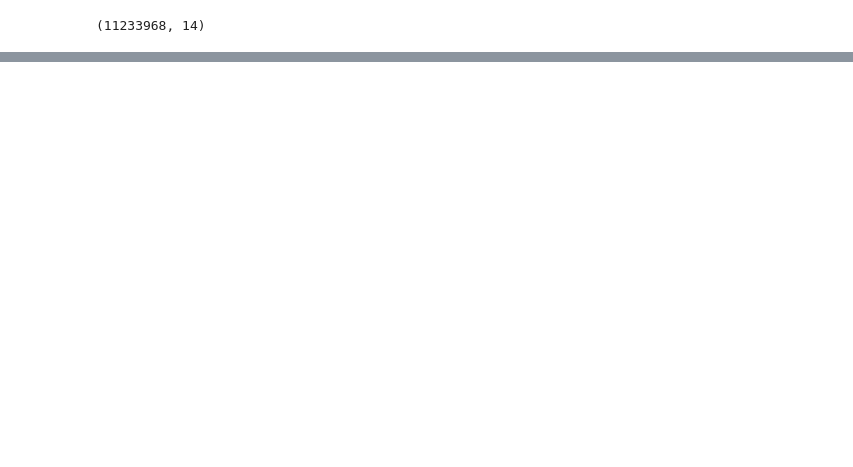
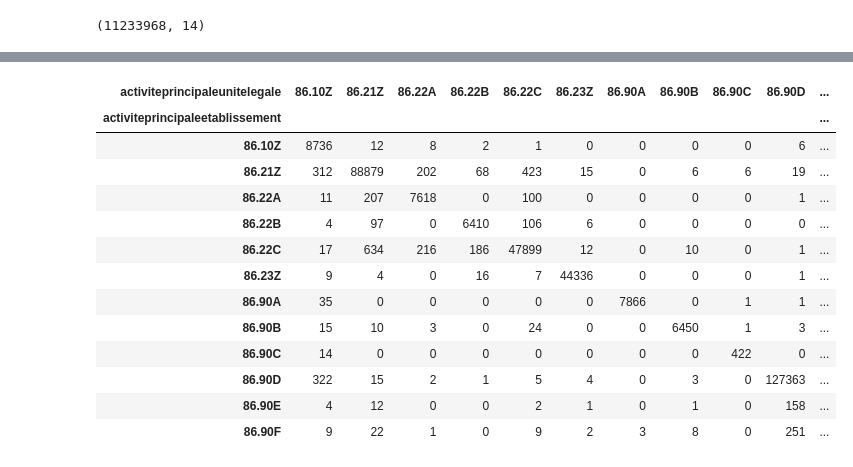
Before and after one commit to faustinevallet/deserts-medicaux, a Jupyter notebook: notebooks/preparation_sirene.ipynb, the cells around one changed output, grey strips where cells are left out. Drawn from its saved outputs; the diff is of its cells as text; code cells hidden in the pictures; blank space fills up the shorter version.

```diff
--- a/notebooks/preparation_sirene.ipynb
+++ b/notebooks/preparation_sirene.ipynb
@@ -166,0 +229,4 @@ etab_df.memory_usage(deep=True).sum()/(1024*1024) # En megaoctet
+# %%
+df = etab_df.merge(entities_df, on='siren', how='outer', indicator=True)
+# %%
+df = df[df.activiteprincipaleetablissement.str.startswith(ACTIVITY_CODE) | df.activiteprincipaleunitelegale.str.startswith(ACTIVITY_CODE)] # 86.
@@ -166,0 +258,6 @@ etab_df.memory_usage(deep=True).sum()/(1024*1024) # En megaoctet
+# %%
+ps_df = (df.loc[df.activiteprincipaleetablissement.str.startswith(ACTIVITY_CODE) | df.activiteprincipaleunitelegale.str.startswith(ACTIVITY_CODE)]
+         .assign(etab_la = lambda df: df.activiteprincipaleetablissement.str.slice(0,2))
+         .assign(ent_la = lambda df: df.activiteprincipaleunitelegale.str.slice(0,2))
+         .assign(cross_la = lambda df: df.etab_la + '_' + df.ent_la)
+        )
@@ -166,0 +312,18 @@ etab_df.memory_usage(deep=True).sum()/(1024*1024) # En megaoctet
+# %%
+pd.crosstab(ps_df.query("cross_la == '86_86'").activiteprincipaleetablissement,
+            ps_df.query("cross_la == '86_86'").activiteprincipaleunitelegale)
+# %% [output]
+| activiteprincipaleunitelegale | 86.10Z | 86.21Z | 86.22A | 86.22B | 86.22C | 86.23Z | 86.90A | 86.90B | 86.90C | 86.90D | ... |
+| activiteprincipaleetablissement |  |  |  |  |  |  |  |  |  |  | ... |
+| 86.10Z | 8736 | 12 | 8 | 2 | 1 | 0 | 0 | 0 | 0 | 6 | ... |
+| 86.21Z | 312 | 88879 | 202 | 68 | 423 | 15 | 0 | 6 | 6 | 19 | ... |
+| 86.22A | 11 | 207 | 7618 | 0 | 100 | 0 | 0 | 0 | 0 | 1 | ... |
+| 86.22B | 4 | 97 | 0 | 6410 | 106 | 6 | 0 | 0 | 0 | 0 | ... |
+| 86.22C | 17 | 634 | 216 | 186 | 47899 | 12 | 0 | 10 | 0 | 1 | ... |
+| 86.23Z | 9 | 4 | 0 | 16 | 7 | 44336 | 0 | 0 | 0 | 1 | ... |
+| 86.90A | 35 | 0 | 0 | 0 | 0 | 0 | 7866 | 0 | 1 | 1 | ... |
+| 86.90B | 15 | 10 | 3 | 0 | 24 | 0 | 0 | 6450 | 1 | 3 | ... |
+| 86.90C | 14 | 0 | 0 | 0 | 0 | 0 | 0 | 0 | 422 | 0 | ... |
+| 86.90D | 322 | 15 | 2 | 1 | 5 | 4 | 0 | 3 | 0 | 127363 | ... |
+| 86.90E | 4 | 12 | 0 | 0 | 2 | 1 | 0 | 1 | 0 | 158 | ... |
+| 86.90F | 9 | 22 | 1 | 0 | 9 | 2 | 3 | 8 | 0 | 251 | ... |
```
Also changed, not shown: parts of 45 cells of this notebook, 1 other file.
